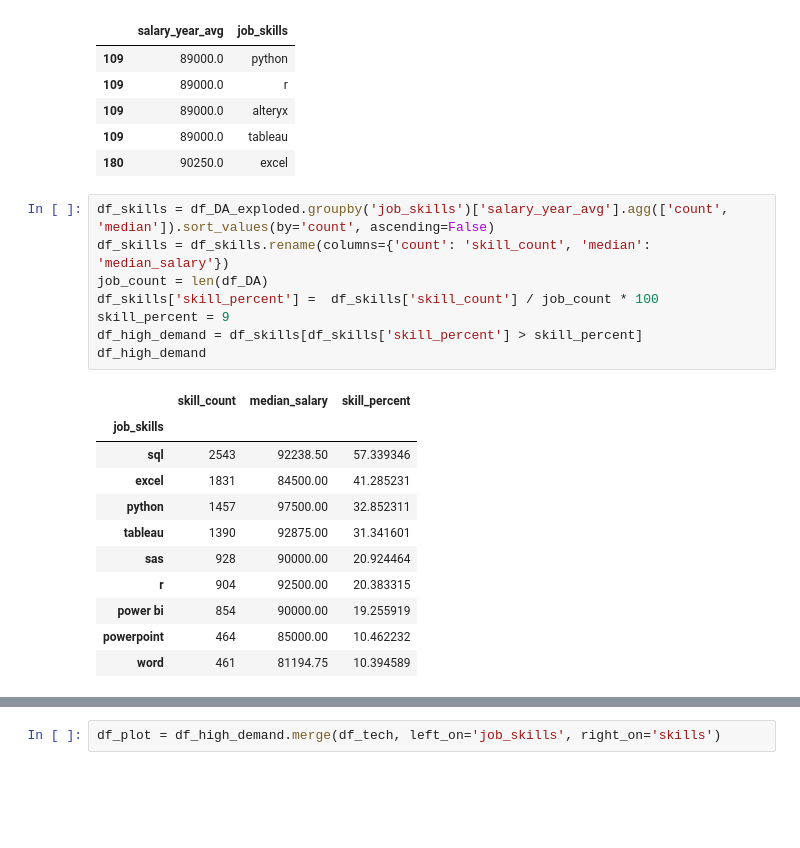
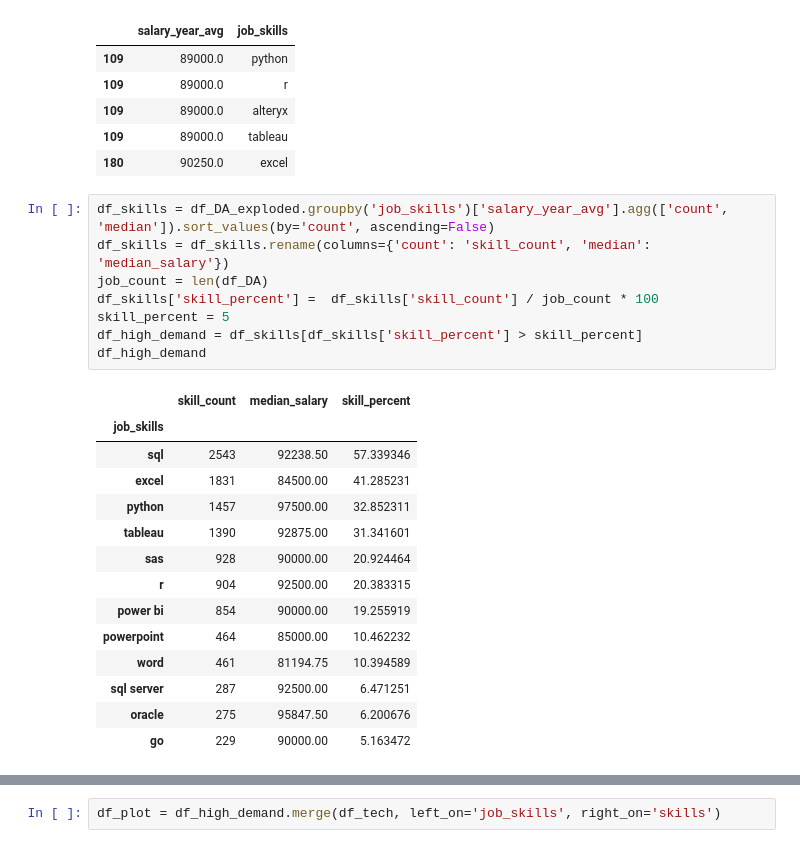
Before and after one commit to Schless18/Python_DP, a Jupyter notebook: 3_Project/5_Optimal_Skills.ipynb, the cells around one changed output, grey strips where cells are left out. Saved outputs shown, nothing was run; the diff lists cells and outputs as text; blank space fills up the shorter version.

```diff
--- a/3_Project/5_Optimal_Skills.ipynb
+++ b/3_Project/5_Optimal_Skills.ipynb
@@ -37,23 +39,26 @@ df_DA_exploded[['salary_year_avg', 'job_skills']].head(5)
 # %%
 df_skills = df_DA_exploded.groupby('job_skills')['salary_year_avg'].agg(['count', 'median']).sort_values(by='count', ascending=False)
 df_skills = df_skills.rename(columns={'count': 'skill_count', 'median': 'median_salary'})
 job_count = len(df_DA)
 df_skills['skill_percent'] =  df_skills['skill_count'] / job_count * 100
-skill_percent = 9
+skill_percent = 5
 df_high_demand = df_skills[df_skills['skill_percent'] > skill_percent]
 df_high_demand
 # %% [output]
 |  | skill_count | median_salary | skill_percent |
 | job_skills |  |  |  |
 | sql | 2543 | 92238.50 | 57.339346 |
 | excel | 1831 | 84500.00 | 41.285231 |
 | python | 1457 | 97500.00 | 32.852311 |
 | tableau | 1390 | 92875.00 | 31.341601 |
 | sas | 928 | 90000.00 | 20.924464 |
 | r | 904 | 92500.00 | 20.383315 |
 | power bi | 854 | 90000.00 | 19.255919 |
 | powerpoint | 464 | 85000.00 | 10.462232 |
 | word | 461 | 81194.75 | 10.394589 |
+| sql server | 287 | 92500.00 | 6.471251 |
+| oracle | 275 | 95847.50 | 6.200676 |
+| go | 229 | 90000.00 | 5.163472 |
 # %%
 
 df_high_demand.plot(kind='scatter', x='skill_percent', y='median_salary')
```
Also changed, not shown: parts of 5 cells of this notebook, 2 other files.
